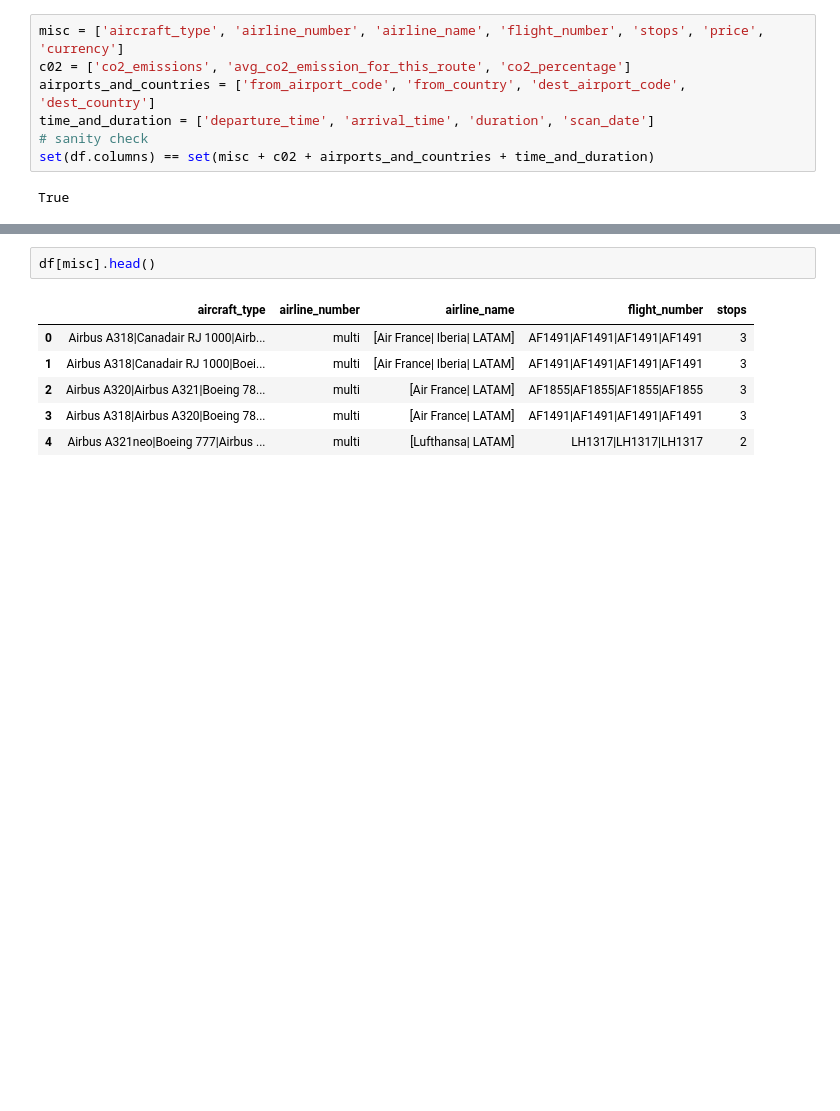
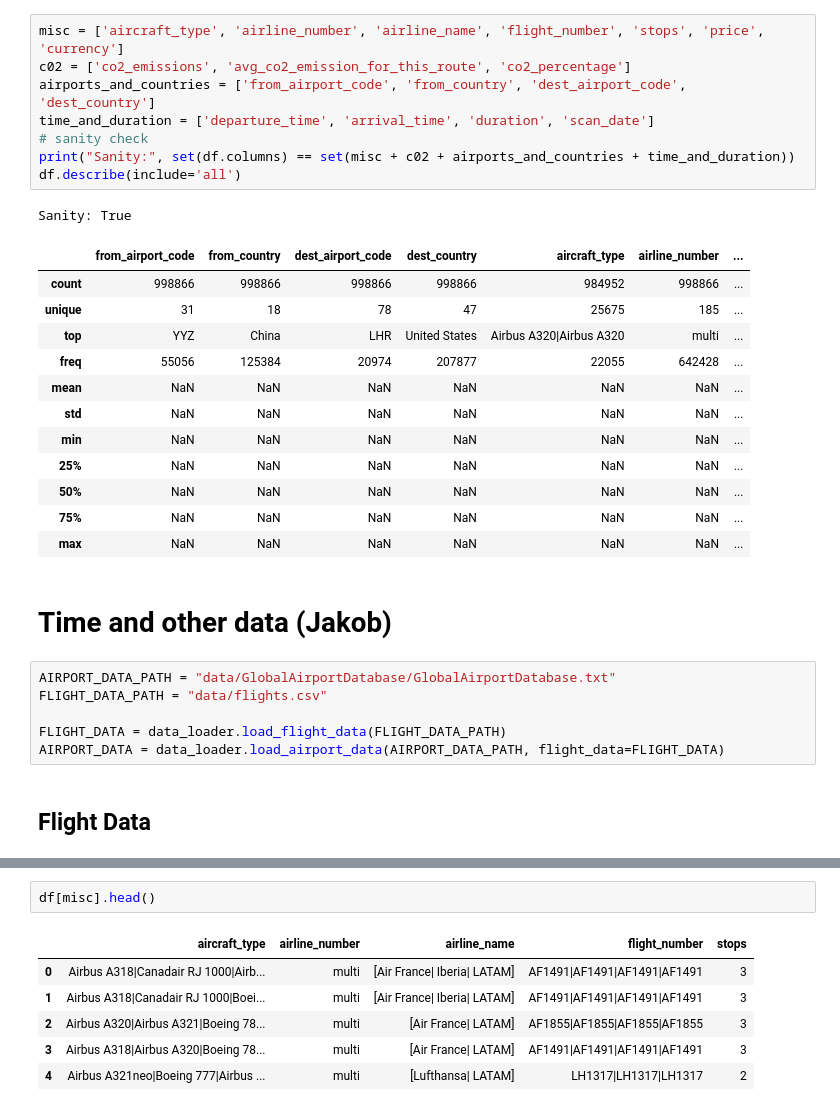
Before and after one commit to LukeJConnelly/data-visualisation-project, a Jupyter notebook: data_exploration.ipynb, the cells around one changed output, grey strips where cells are left out. Cells and saved outputs as stored; diff of their text form; blank space fills up the shorter version.

```diff
--- a/data_exploration.ipynb
+++ b/data_exploration.ipynb
@@ -24,9 +30,32 @@ memory usage: 137.2+ MB
 # %%
 misc = ['aircraft_type', 'airline_number', 'airline_name', 'flight_number', 'stops', 'price', 'currency']
 c02 = ['co2_emissions', 'avg_co2_emission_for_this_route', 'co2_percentage']
 airports_and_countries = ['from_airport_code', 'from_country', 'dest_airport_code', 'dest_country']
 time_and_duration = ['departure_time', 'arrival_time', 'duration', 'scan_date']
 # sanity check
-set(df.columns) == set(misc + c02 + airports_and_countries + time_and_duration)
+print("Sanity:", set(df.columns) == set(misc + c02 + airports_and_countries + time_and_duration))
+df.describe(include='all')
 # %% [output]
-True
+Sanity: True
+|  | from_airport_code | from_country | dest_airport_code | dest_country | aircraft_type | airline_number | ... |
+| count | 998866 | 998866 | 998866 | 998866 | 984952 | 998866 | ... |
+| unique | 31 | 18 | 78 | 47 | 25675 | 185 | ... |
+| top | YYZ | China | LHR | United States | Airbus A320|Airbus A320 | multi | ... |
+| freq | 55056 | 125384 | 20974 | 207877 | 22055 | 642428 | ... |
+| mean | NaN | NaN | NaN | NaN | NaN | NaN | ... |
+| std | NaN | NaN | NaN | NaN | NaN | NaN | ... |
+| min | NaN | NaN | NaN | NaN | NaN | NaN | ... |
+| 25% | NaN | NaN | NaN | NaN | NaN | NaN | ... |
+| 50% | NaN | NaN | NaN | NaN | NaN | NaN | ... |
+| 75% | NaN | NaN | NaN | NaN | NaN | NaN | ... |
+| max | NaN | NaN | NaN | NaN | NaN | NaN | ... |
+# %% [markdown]
+# Time and other data (Jakob)
+# %%
+AIRPORT_DATA_PATH = "data/GlobalAirportDatabase/GlobalAirportDatabase.txt"
+FLIGHT_DATA_PATH = "data/flights.csv"
+
+FLIGHT_DATA = data_loader.load_flight_data(FLIGHT_DATA_PATH)
+AIRPORT_DATA = data_loader.load_airport_data(AIRPORT_DATA_PATH, flight_data=FLIGHT_DATA)
+# %% [markdown]
+## Flight Data
```
Also changed, not shown: parts of 10 cells of this notebook, 2 other files.
